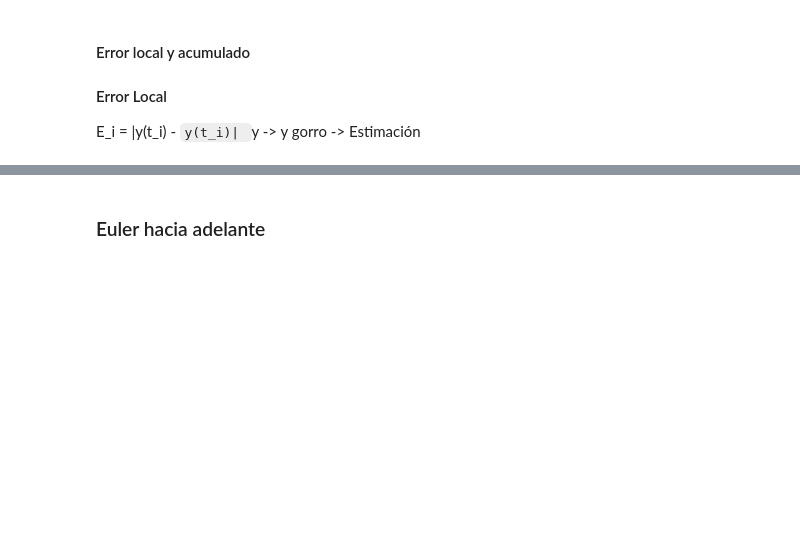
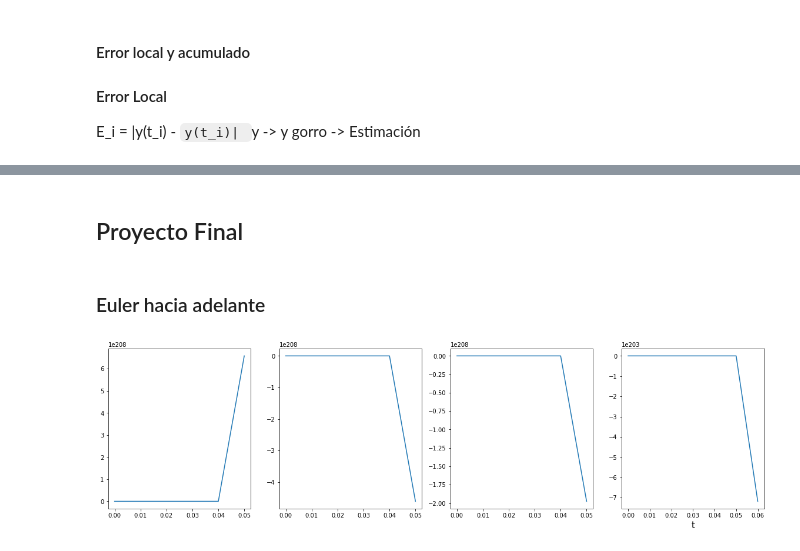
Before and after one commit to sebastianBaquero98/apuntesProgra, a Jupyter notebook: solucionODE.ipynb, the cells around one changed output, grey strips where cells are left out. Drawn from its saved outputs; the diff is of its cells as text; code cells hidden in the pictures; blank space fills up the shorter version.

Commit message:
[Feature]: Se agrego metodos euler hacia adelante y atras

```diff
--- a/solucionODE.ipynb
+++ b/solucionODE.ipynb
@@ -79,19 +85,18 @@ E_i = |y(t_i) - `y(t_i)|
+# %% [markdown]
+## Proyecto Final
 # %%
 # Proyecto Final
 
-# F1(lmbda,beta,S,delta,I,L,mu)
+
 def dS(lmbda,beta,S,delta,I,L,mu):
     return lmbda - beta*S*(I + delta*L) - mu*S
 
-#F2(beta,ro,S,I,delta,L,r_2,mu,kappa,r_1,E)
 def dE(beta,ro,S,I,delta,L,r_2,mu,kappa,r_1,E):
-    return beta*(1 - ro)*S*(I + delta*L) + r_2*I - [mu + kappa*(1 - r_1)]*E
+    return beta*(1 - ro)*S*(I + delta*L) + r_2*I - (mu + kappa*(1 - r_1))*E
 
-#F3(beta,ro,S,I,delta,L,kappa,r_1,E,gamma,mu,d_1,fi,r_2)
 def dI(beta,ro,S,I,delta,L,kappa,r_1,E,gamma,mu,d_1,fi,r_2):
-    return beta*ro*S*(I + delta*L) + kappa*(1 - r_1)*E + gamma*L - [mu + d_1 + fi*(1 - r_2) + r_2]*I
+    return beta*ro*S*(I + delta*L) + kappa*(1 - r_1)*E + gamma*L - (mu + d_1 + fi*(1 - r_2) + r_2)*I
 
-#F3(fi,r_2,I,mu,d_2,gamma,L)
 def dL(fi,r_2,I,mu,d_2,gamma,L):
     return fi*(1 - r_2)*I - (mu + d_2 + gamma)*L
 # %% [markdown]
@@ -137,0 +167,11 @@ for i in range(1,len(T)):
+# %%
+# Graficamos S(t)
+fig, axs = plt.subplots(1,4,figsize=(20,5))
+plt.xlabel('t',fontsize=15)
+axs[0].plot(T,sEulerFor)
+axs[1].plot(T,eEulerFor)
+axs[2].plot(T,iEulerFor)
+axs[3].plot(T,lEulerFor)
+plt.show()
+# %% [output]
+[figure, added]
```
Also changed, not shown: parts of 8 cells of this notebook.
